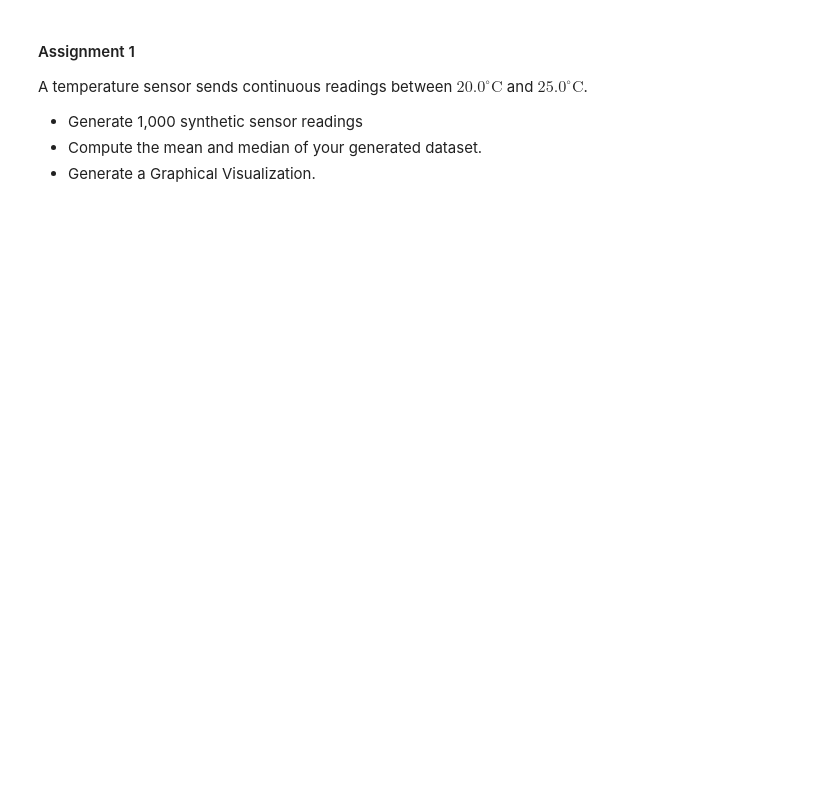
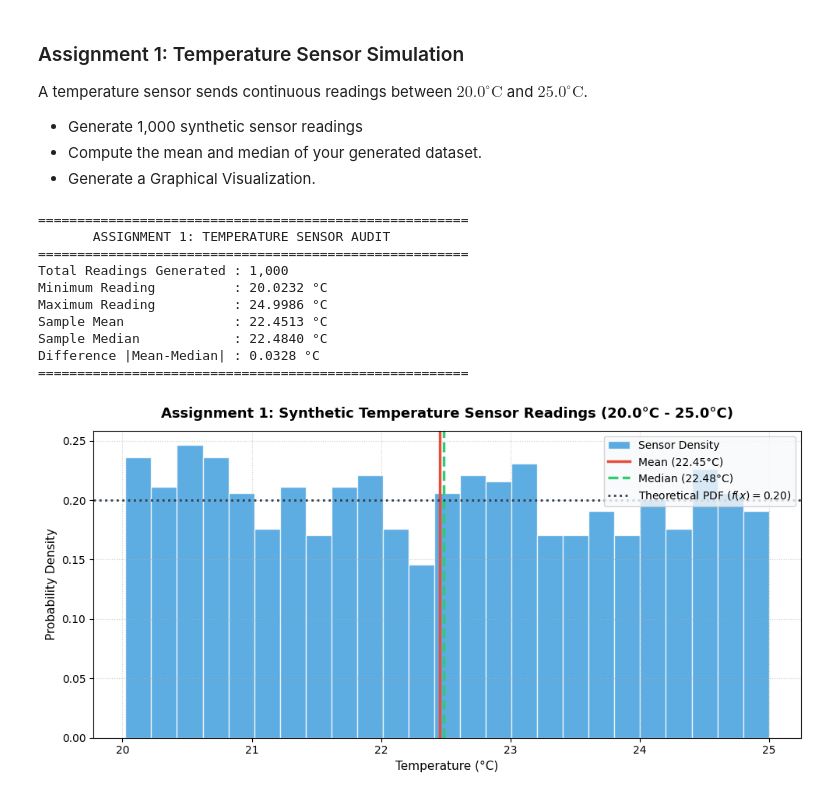
Before and after one commit to Abiads/CDAC-Data-Analytics, a Jupyter notebook: Day6/Assignment.ipynb, the cells around one changed output. Cells and saved outputs as stored; diff of their text form; code cells hidden in the pictures; blank space fills up the shorter version.

Commit message:
Complete all Day 6 laboratory assignments (1 to 5) with simulations, theoretical benchmarks, and visual plots

```diff
--- a/Day6/Assignment.ipynb
+++ b/Day6/Assignment.ipynb
@@ -1,6 +9,57 @@
 # %% [markdown]
-#### Assignment 1
+### Assignment 1: Temperature Sensor Simulation
 A temperature sensor sends continuous readings between $20.0^\circ\text{C}$ and $25.0^\circ\text{C}$.
 - Generate 1,000 synthetic sensor readings
 - Compute the mean and median of your generated dataset.
 - Generate a Graphical Visualization.
+# %%
+import numpy as np
+import matplotlib.pyplot as plt
+
+# Set random seed for reproducible results
+np.random.seed(42)
+
+# 1. Generate 1,000 synthetic sensor readings between 20.0°C and 25.0°C (Uniform Distribution)
+sensor_readings = np.random.uniform(low=20.0, high=25.0, size=1000)
+
+# 2. Compute Mean and Median
+mean_temp = np.mean(sensor_readings)
+median_temp = np.median(sensor_readings)
+
+print("=" * 55)
+print("       ASSIGNMENT 1: TEMPERATURE SENSOR AUDIT       ")
+print("=" * 55)
+print(f"Total Readings Generated : {len(sensor_readings):,}")
+print(f"Minimum Reading          : {np.min(sensor_readings):.4f} °C")
+print(f"Maximum Reading          : {np.max(sensor_readings):.4f} °C")
+print(f"Sample Mean              : {mean_temp:.4f} °C")
+print(f"Sample Median            : {median_temp:.4f} °C")
+print(f"Difference |Mean-Median| : {abs(mean_temp - median_temp):.4f} °C")
+print("=" * 55)
+
+# 3. Generate Graphical Visualization
+plt.figure(figsize=(10, 5), dpi=100)
+n, bins, _ = plt.hist(sensor_readings, bins=25, density=True, color='#3498db', edgecolor='white', alpha=0.8, label='Sensor Density')
+plt.axvline(mean_temp, color='#e74c3c', linestyle='-', linewidth=2.5, label=f'Mean ({mean_temp:.2f}°C)')
+plt.axvline(median_temp, color='#2ecc71', linestyle='--', linewidth=2.5, label=f'Median ({median_temp:.2f}°C)')
+plt.axhline(1.0 / (25.0 - 20.0), color='#2c3e50', linestyle=':', linewidth=2, label='Theoretical PDF ($f(x)=0.20$)')
+
+plt.title('Assignment 1: Synthetic Temperature Sensor Readings (20.0°C - 25.0°C)', fontsize=13, fontweight='bold', pad=12)
+plt.xlabel('Temperature (°C)', fontsize=11)
+plt.ylabel('Probability Density', fontsize=11)
+plt.legend(frameon=True, facecolor='#f8f9fa', loc='upper right')
+plt.grid(True, linestyle=':', alpha=0.6)
+plt.tight_layout()
+plt.show()
+# %% [output]
+=======================================================
+       ASSIGNMENT 1: TEMPERATURE SENSOR AUDIT
+=======================================================
+Total Readings Generated : 1,000
+Minimum Reading          : 20.0232 °C
+Maximum Reading          : 24.9986 °C
+Sample Mean              : 22.4513 °C
+Sample Median            : 22.4840 °C
+Difference |Mean-Median| : 0.0328 °C
+=======================================================
+[figure, added]
```
Also changed, not shown: parts of 14 cells of this notebook, 2 other files.
